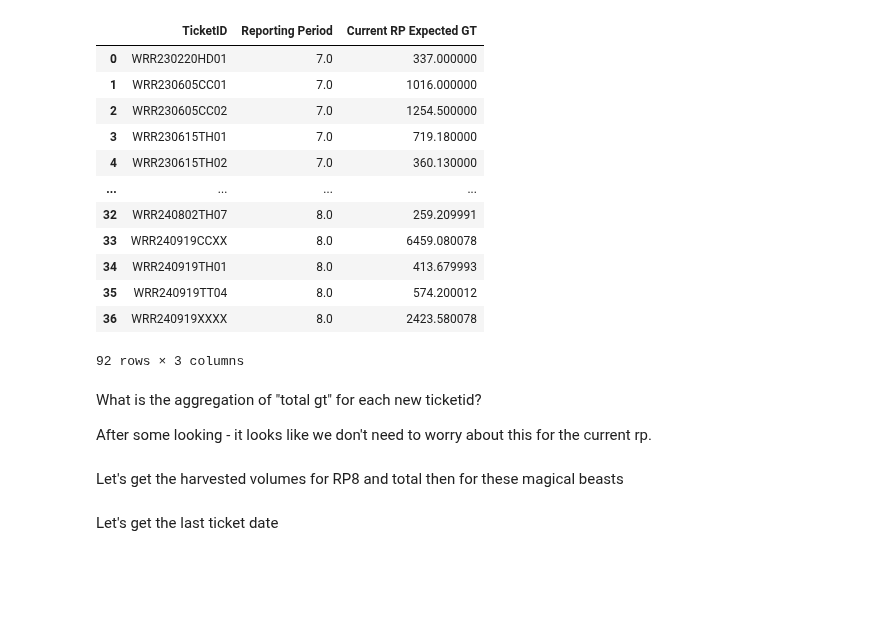
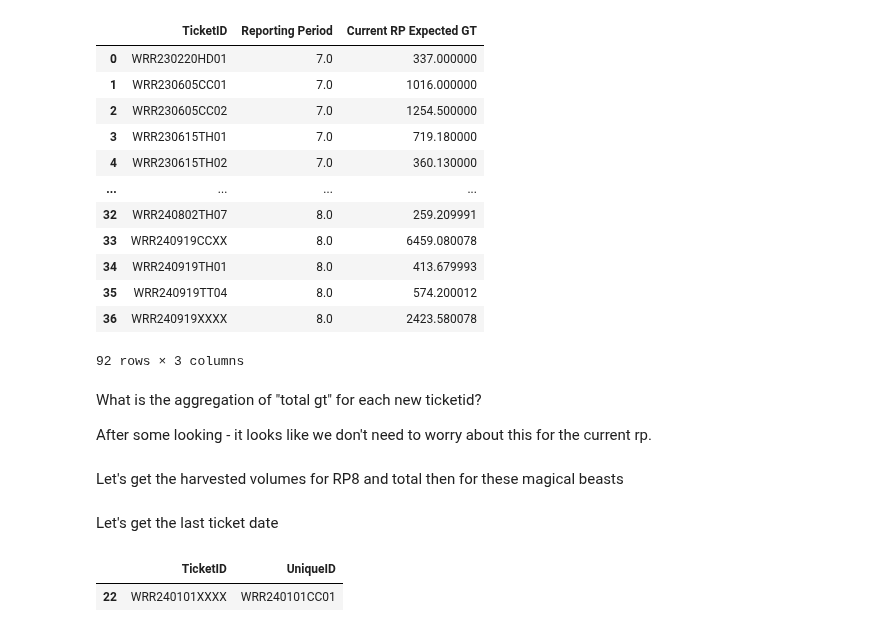
Before and after one commit to BilyBrown/sqlite3-tutorial, a Jupyter notebook: create_wrr_tables_00.ipynb, the cells around one changed output. Saved outputs shown, nothing was run; the diff lists cells and outputs as text; code cells hidden in the pictures; blank space fills up the shorter version.

```diff
--- a/create_wrr_tables_00.ipynb
+++ b/create_wrr_tables_00.ipynb
@@ -739,0 +758,5 @@ ticket_recentdate.to_excel('ticketdate.xlsx')
+# %%
+ticketid_table[ticketid_table['UniqueID'] == 'WRR240101CC01']
+# %% [output]
+|  | TicketID | UniqueID |
+| 22 | WRR240101XXXX | WRR240101CC01 |
```
Also changed, not shown: parts of 9 cells of this notebook.
